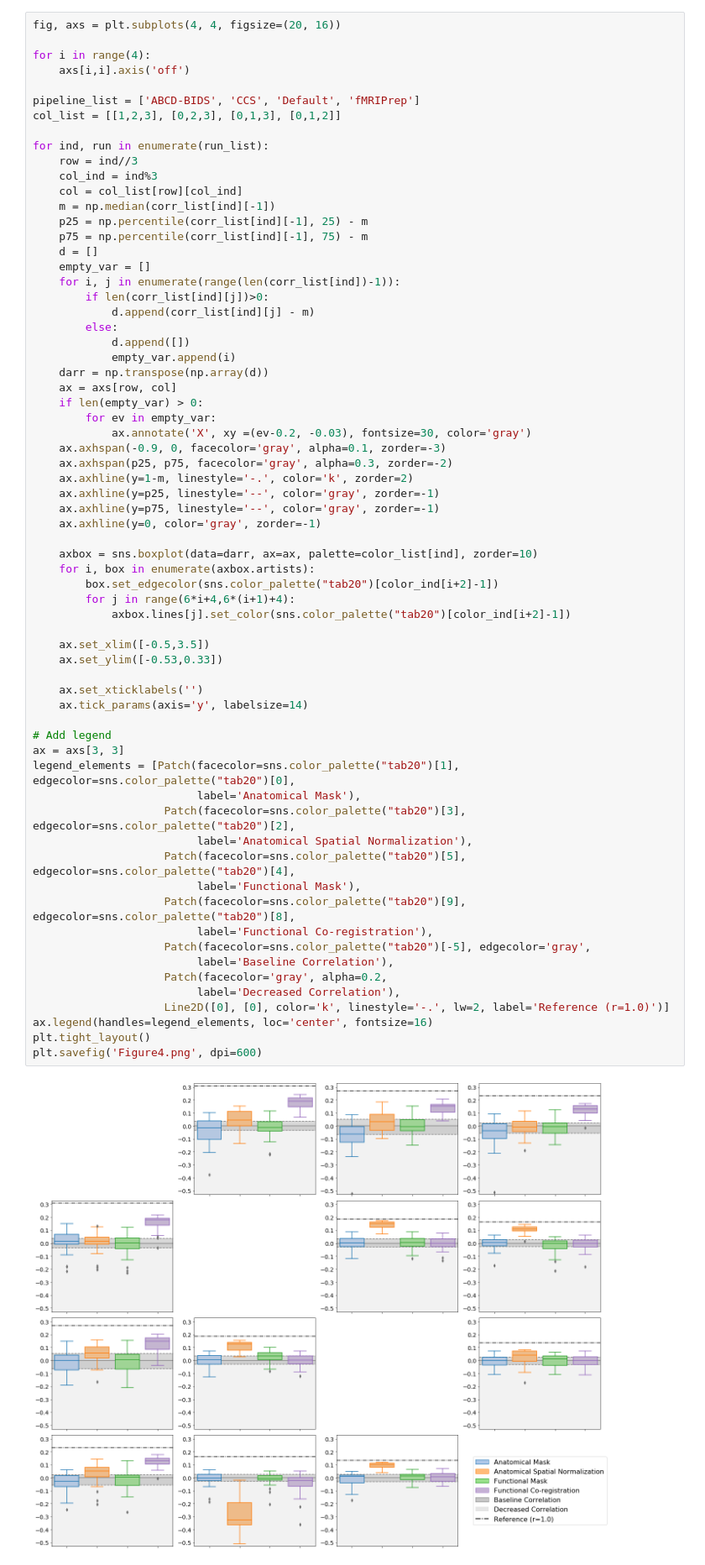
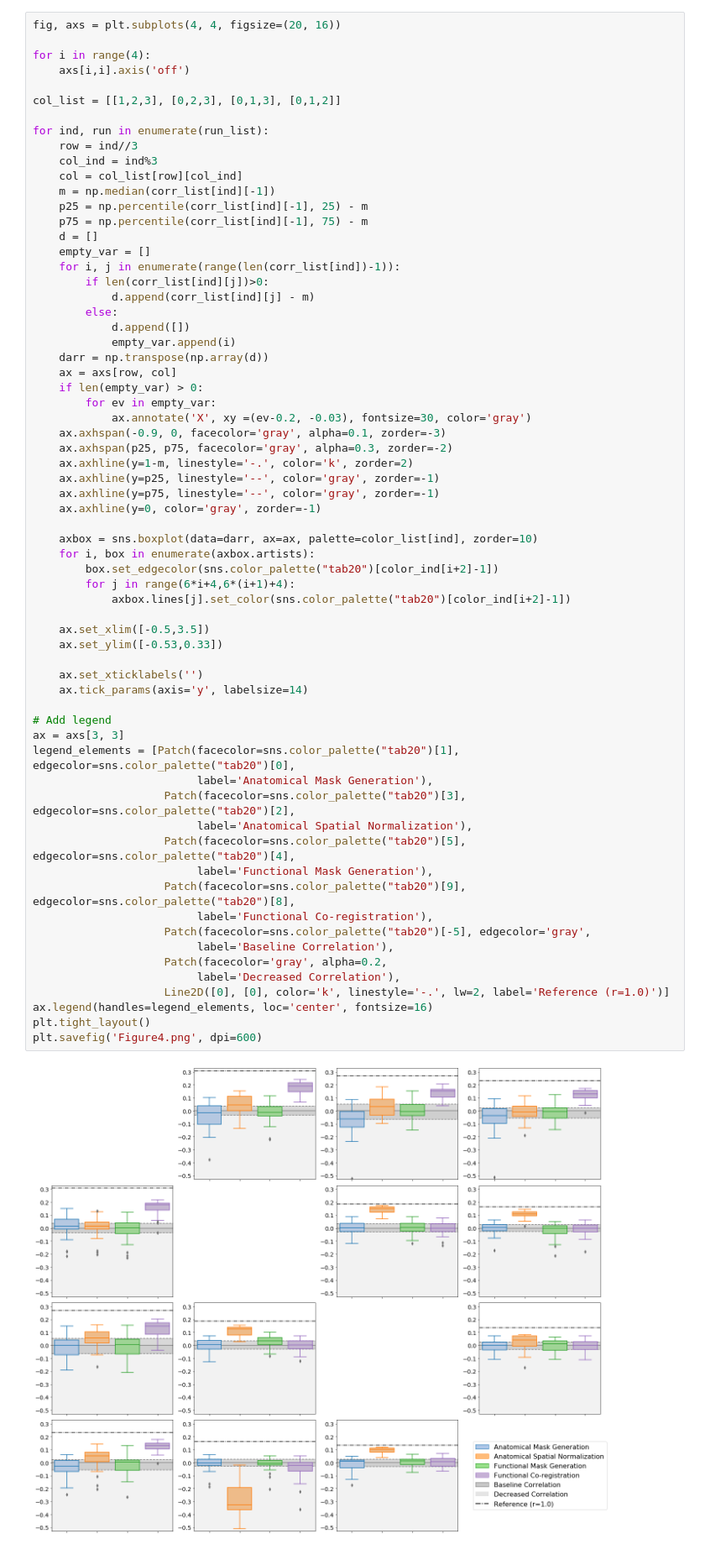
Before and after one commit to XinhuiLi/PipelineAgreement, a Jupyter notebook: figure/4/plot_fig4.ipynb, the cells around one changed output. Shown at 84% size. Saved outputs shown, nothing was run; the diff lists cells and outputs as text.

```diff
--- a/figure/4/plot_fig4.ipynb
+++ b/figure/4/plot_fig4.ipynb
@@ -55,7 +55,6 @@ fig, axs = plt.subplots(4, 4, figsize=(20, 16))
 for i in range(4):
     axs[i,i].axis('off')
 
-pipeline_list = ['ABCD-BIDS', 'CCS', 'Default', 'fMRIPrep']
 col_list = [[1,2,3], [0,2,3], [0,1,3], [0,1,2]]
 
 for ind, run in enumerate(run_list):
@@ -87,33 +86,33 @@ for ind, run in enumerate(run_list):
 
     axbox = sns.boxplot(data=darr, ax=ax, palette=color_list[ind], zorder=10)
     for i, box in enumerate(axbox.artists):
         box.set_edgecolor(sns.color_palette("tab20")[color_ind[i+2]-1])
         for j in range(6*i+4,6*(i+1)+4):
             axbox.lines[j].set_color(sns.color_palette("tab20")[color_ind[i+2]-1])
 
     ax.set_xlim([-0.5,3.5])
     ax.set_ylim([-0.53,0.33])
 
     ax.set_xticklabels('')
     ax.tick_params(axis='y', labelsize=14)
 
 # Add legend
 ax = axs[3, 3]
 legend_elements = [Patch(facecolor=sns.color_palette("tab20")[1], edgecolor=sns.color_palette("tab20")[0],
-                         label='Anatomical Mask'),
+                         label='Anatomical Mask Generation'),
                     Patch(facecolor=sns.color_palette("tab20")[3], edgecolor=sns.color_palette("tab20")[2],
                          label='Anatomical Spatial Normalization'),
                     Patch(facecolor=sns.color_palette("tab20")[5], edgecolor=sns.color_palette("tab20")[4],
-                         label='Functional Mask'),
+                         label='Functional Mask Generation'),
                     Patch(facecolor=sns.color_palette("tab20")[9], edgecolor=sns.color_palette("tab20")[8],
                          label='Functional Co-registration'),
                     Patch(facecolor=sns.color_palette("tab20")[-5], edgecolor='gray',
                          label='Baseline Correlation'),
                     Patch(facecolor='gray', alpha=0.2,
                          label='Decreased Correlation'),
                     Line2D([0], [0], color='k', linestyle='-.', lw=2, label='Reference (r=1.0)')]
 ax.legend(handles=legend_elements, loc='center', fontsize=16)
 plt.tight_layout()
 plt.savefig('Figure4.png', dpi=600)
 # %% [output]
-[figure, old version]
+[figure, new version]
```
Also changed, not shown: 2 other files.
